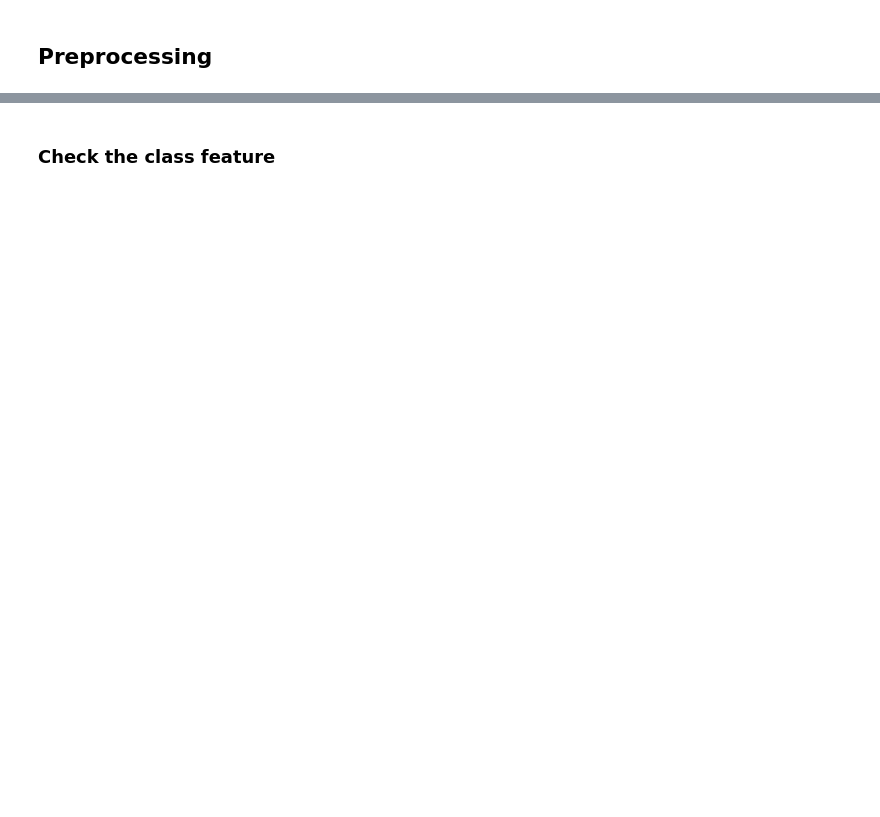
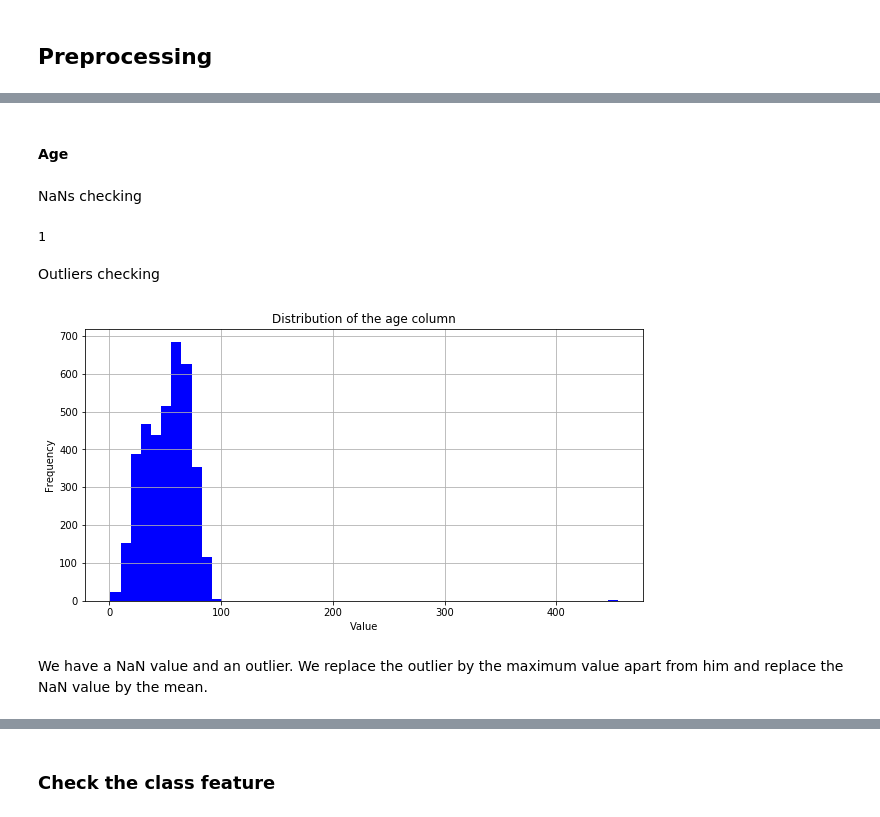
Before and after one commit to adriantormos/iml-clustering, a Jupyter notebook: out_files/preprocessing_hypothyroid.ipynb, the cells around one changed output, grey strips where cells are left out. Cells and saved outputs as stored; diff of their text form; code cells hidden in the pictures; blank space fills up the shorter version.

Commit message:
updates hypothyroid preprocessing

```diff
--- a/out_files/preprocessing_hypothyroid.ipynb
+++ b/out_files/preprocessing_hypothyroid.ipynb
@@ -11,10 +5,41 @@ import pandas as pd
+# %%
+# Imports
+import pandas as pd
+from scipy.io.arff import loadarff
+import os
+import matplotlib.pyplot as plt
+import numpy as np
+from prettytable import PrettyTable
+
+# Useful methods
+def load_arff(dataset_name: str):
+    f = open(os.path.abspath(os.path.join('..', 'datasets', 'all', dataset_name + '.arff')))
+    data, metadata = loadarff(f)
+    return data, metadata
+
+def plot_hist(array, title):
+    plt.figure(figsize=(10,5))
+    plt.hist(array, bins=50, facecolor='b')
+    plt.xlabel('Value')
+    plt.ylabel('Frequency')
+    plt.grid(True)
+    plt.title(title)
+    plt.show()
+
+def min_max_normalize(array):
+   max_value = np.max(array)
+   min_value = np.min(array)
+   output = np.zeros(array.shape)
+   if max_value != min_value:
+     output = (array - min_value)/(max_value - min_value)
+   return output
 # %% [markdown]
 ## Introduction
 # %% [markdown]
 We first load the dataset and do a quick check to the data
 # %%
 # Load dataset
-data, metadata = auxiliary.load_arff('hypothyroid')
+data, metadata = load_arff('hypothyroid')
 data = pd.DataFrame(data)
 data.head()
 # %% [output]
@@ -73,0 +132,18 @@ We divide the preprocessing in the following 4 different steps:
+# %% [markdown]
+#### Age
+# %%
+column = data['age']
+# %% [markdown]
+NaNs checking
+# %%
+column.isnull().sum()
+# %% [output]
+1
+# %% [markdown]
+Outliers checking
+# %%
+plot_hist(column[column.notna()], 'Distribution of the age column')
+# %% [output]
+[figure, added]
+# %% [markdown]
+We have a NaN value and an outlier. We replace the outlier by the maximum value apart from him and replace the NaN value by the mean.
```
Also changed, not shown: parts of 75 cells of this notebook.
